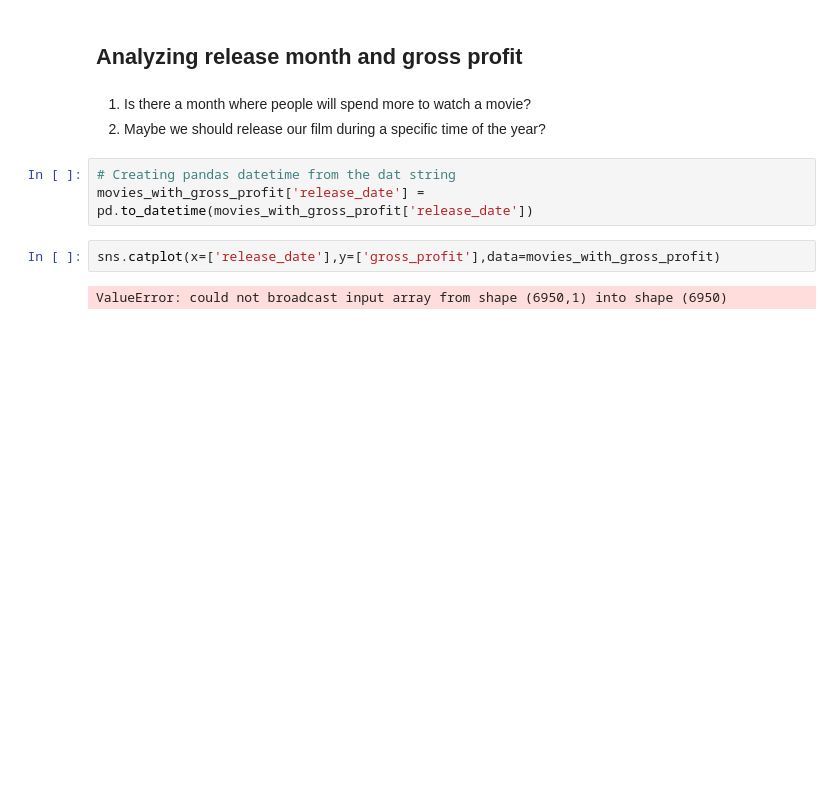
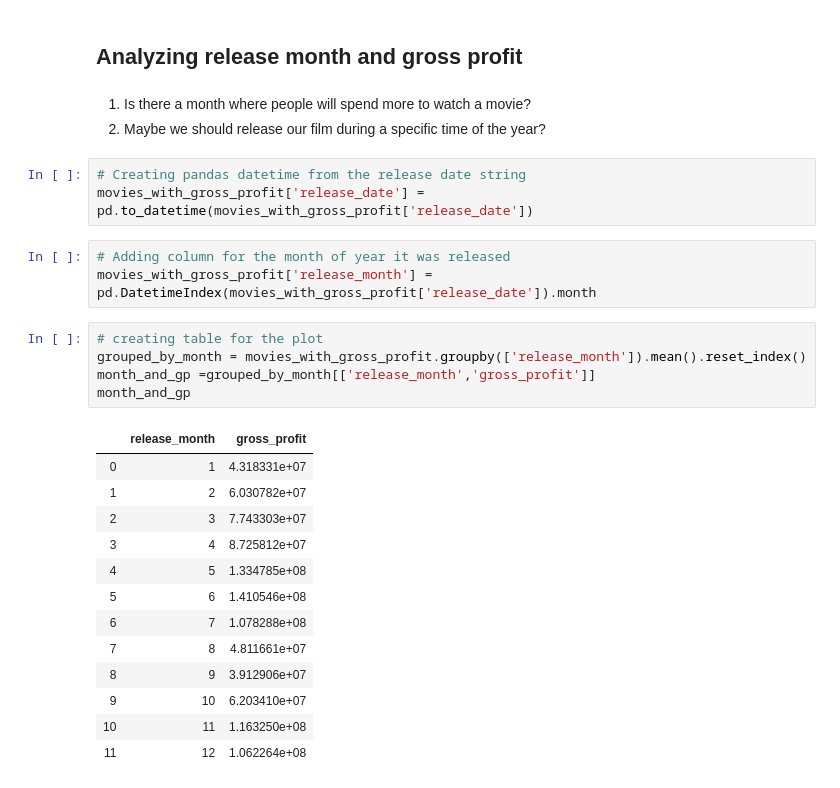
Before and after one commit to chrispfchung/mediaproject, a Jupyter notebook: Plotting csv.ipynb, the cells around one changed output. Cells and saved outputs as stored; diff of their text form; blank space fills up the shorter version.

```diff
--- a/Plotting csv.ipynb
+++ b/Plotting csv.ipynb
@@ -55,9 +34,27 @@ plt.show()
 1. Is there a month where people will spend more to watch a movie?
 2. Maybe we should release our film during a specific time of the year?
 # %%
-# Creating pandas datetime from the dat string
+# Creating pandas datetime from the release date string
 movies_with_gross_profit['release_date'] = pd.to_datetime(movies_with_gross_profit['release_date'])
-# %%
-sns.catplot(x=['release_date'],y=['gross_profit'],data=movies_with_gross_profit)
-# %% [output]
-ValueError: could not broadcast input array from shape (6950,1) into shape (6950)
+# %%
+# Adding column for the month of year it was released
+movies_with_gross_profit['release_month'] = pd.DatetimeIndex(movies_with_gross_profit['release_date']).month
+# %%
+# creating table for the plot
+grouped_by_month = movies_with_gross_profit.groupby(['release_month']).mean().reset_index()
+month_and_gp =grouped_by_month[['release_month','gross_profit']]
+month_and_gp
+# %% [output]
+|  | release_month | gross_profit |
+| 0 | 1 | 4.318331e+07 |
+| 1 | 2 | 6.030782e+07 |
+| 2 | 3 | 7.743303e+07 |
+| 3 | 4 | 8.725812e+07 |
+| 4 | 5 | 1.334785e+08 |
+| 5 | 6 | 1.410546e+08 |
+| 6 | 7 | 1.078288e+08 |
+| 7 | 8 | 4.811661e+07 |
+| 8 | 9 | 3.912906e+07 |
+| 9 | 10 | 6.203410e+07 |
+| 10 | 11 | 1.163250e+08 |
+| 11 | 12 | 1.062264e+08 |
```
Also changed, not shown: parts of 5 cells of this notebook.
